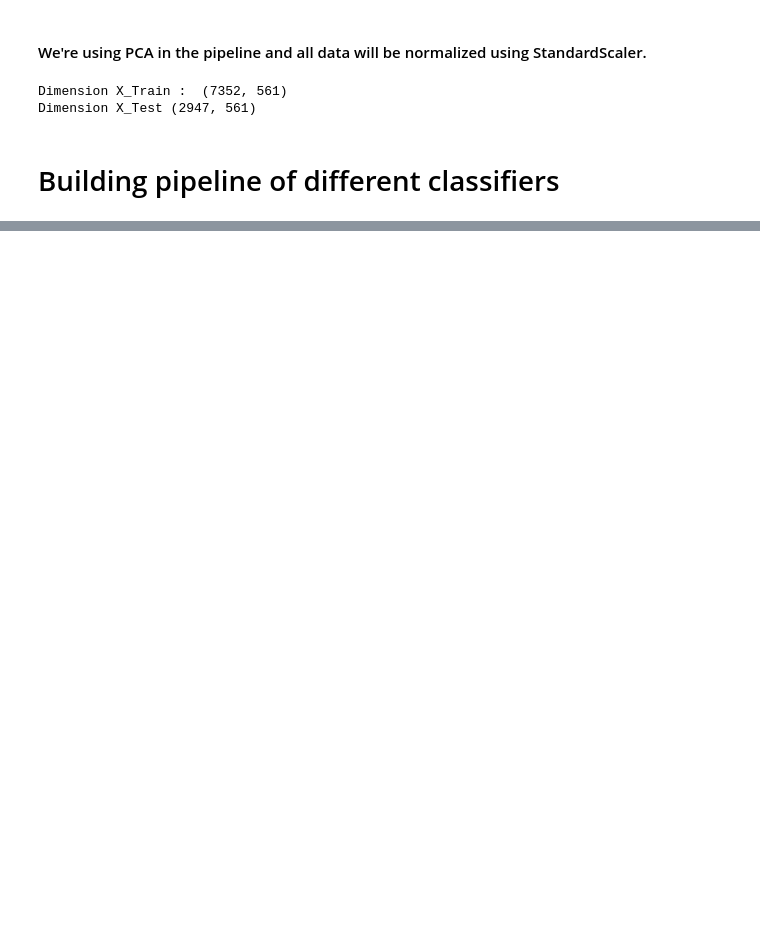
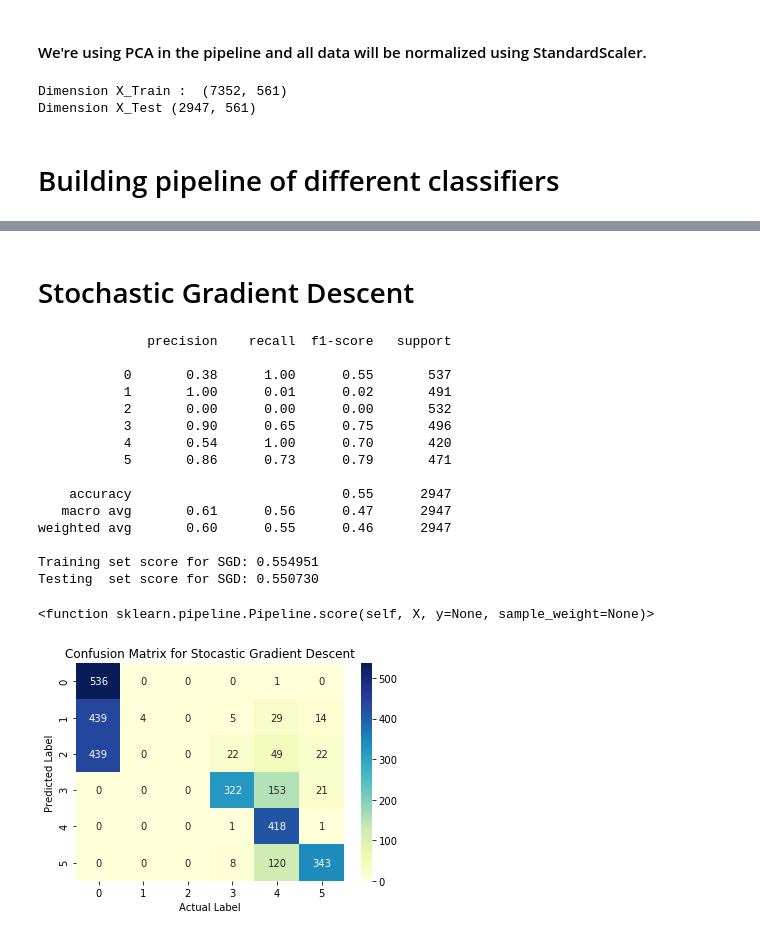
Before and after one commit to Tahmid1406/Human-Activity-Classification-Using-ML-Techniques, a Jupyter notebook: Human Activity Classification.ipynb, the cells around one changed output, grey strips where cells are left out. Drawn from its saved outputs; the diff is of its cells as text; code cells hidden in the pictures; blank space fills up the shorter version.

```diff
--- a/Human Activity Classification.ipynb
+++ b/Human Activity Classification.ipynb
@@ -234,0 +228,36 @@ X_test_scaled = scaler.transform(X_test)
+# %% [markdown]
+# Stochastic Gradient Descent
+# %%
+
+Y_pred_sgd = pipe_SGD.predict(X_test_scaled)
+
+cf_matrix = confusion_matrix(Y_test,Y_pred_sgd)
+fig = sns.heatmap(cf_matrix, annot=True, fmt='g', cmap="YlGnBu")
+fig.set_title("Confusion Matrix for Stocastic Gradient Descent")
+plt.xlabel("Actual Label")
+plt.ylabel("Predicted Label")
+print(classification_report(Y_test,Y_pred_sgd))
+
+print("Training set score for SGD: %f" % pipe_SGD.score(X_train_scaled , Y_train))
+print("Testing  set score for SGD: %f" % pipe_SGD.score(X_test_scaled  , Y_test ))
+
+
+pipe_SGD.score
+# %% [output]
+              precision    recall  f1-score   support
+
+           0       0.38      1.00      0.55       537
+           1       1.00      0.01      0.02       491
+           2       0.00      0.00      0.00       532
+           3       0.90      0.65      0.75       496
+           4       0.54      1.00      0.70       420
+           5       0.86      0.73      0.79       471
+
+    accuracy                           0.55      2947
+   macro avg       0.61      0.56      0.47      2947
+weighted avg       0.60      0.55      0.46      2947
+
+Training set score for SGD: 0.554951
+Testing  set score for SGD: 0.550730
+<function sklearn.pipeline.Pipeline.score(self, X, y=None, sample_weight=None)>
+[figure, added]
```
Also changed, not shown: parts of 37 cells of this notebook.
